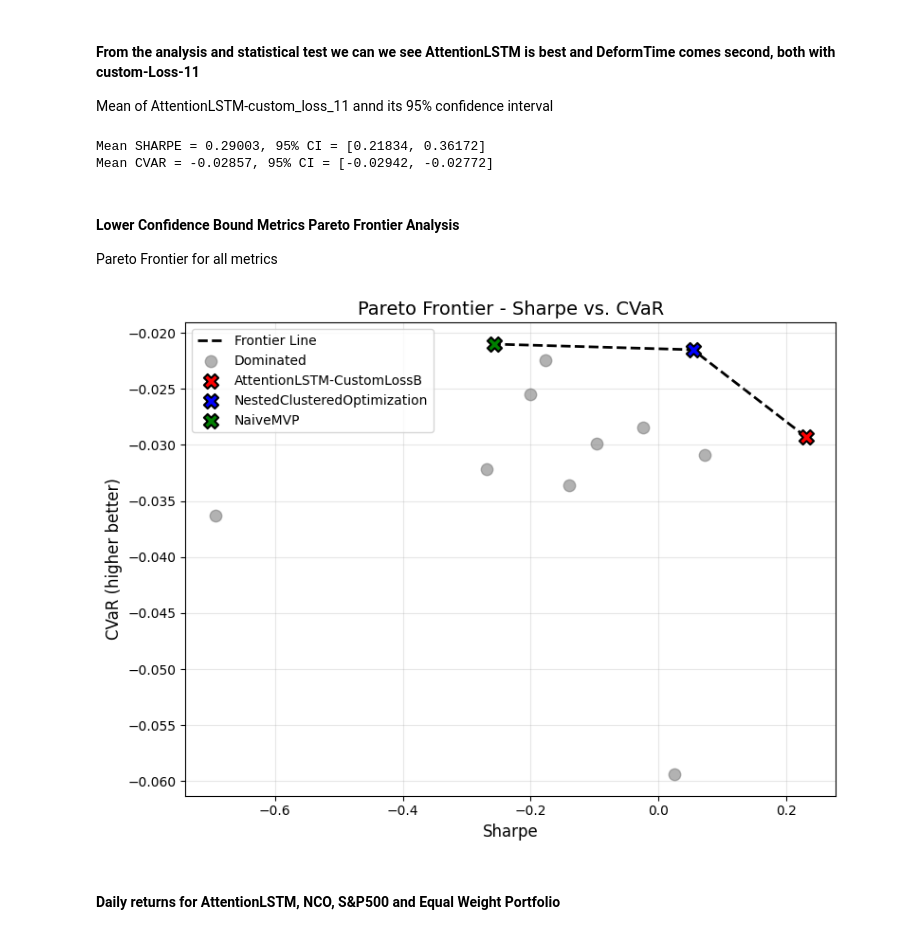
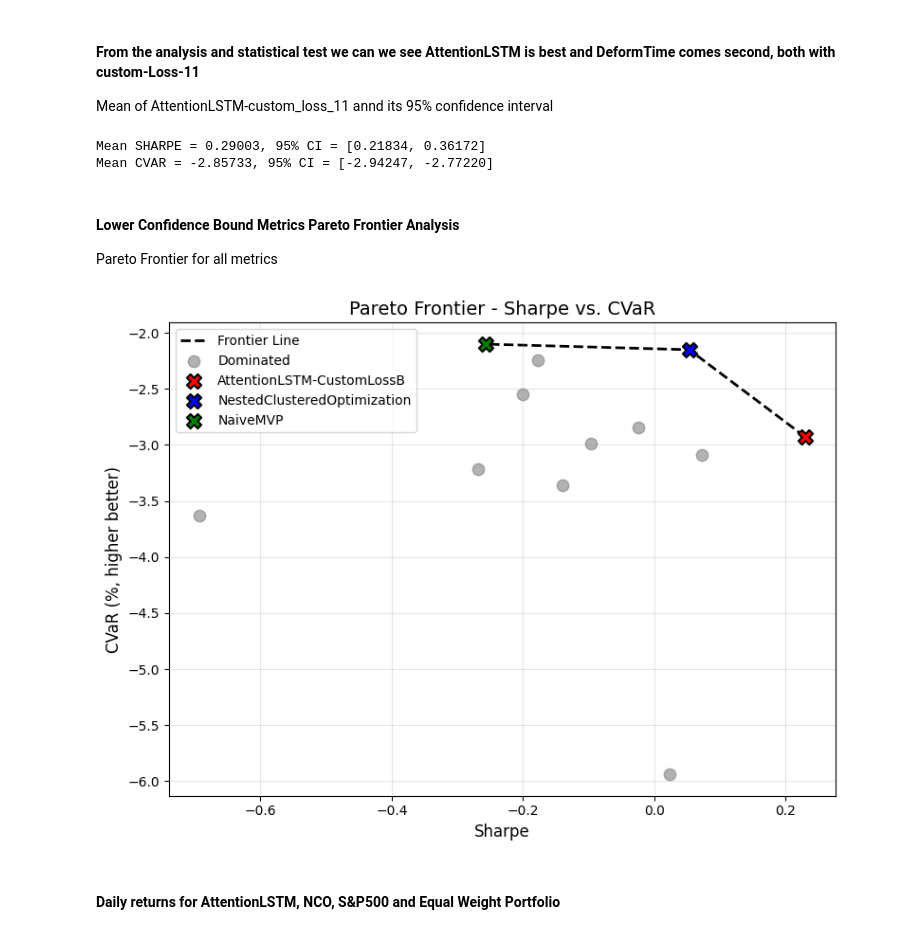
Before and after one commit to travisdesell/exact, a Jupyter notebook: financial_loss_functions/exploration/test_analysis.ipynb, the cells around one changed output. Drawn from its saved outputs; the diff is of its cells as text; code cells hidden in the pictures.

Commit message:
Viz: comp rets, cvar and mdd converted to percentages

```diff
--- a/financial_loss_functions/exploration/test_analysis.ipynb
+++ b/financial_loss_functions/exploration/test_analysis.ipynb
@@ -163,6 +163,10 @@ for seed, seed_perfs in nn_seed_rets_no_dates.items():
     seed_metric_dfs.append(evaluator.calc_pf_performances(metrics_to_ann))
 
 all_seed_perf = pd.concat(seed_metric_dfs)
+
+all_seed_perf['compunded_return'] = all_seed_perf['compunded_return']*100
+all_seed_perf['max_drawdown'] = all_seed_perf['max_drawdown']*100
+all_seed_perf['cvar'] = all_seed_perf['cvar']*100
 # %%
 # Calculate performance of benchmark portfolios (no seeds)
 evaluator = Evaluator(
@@ -174,6 +178,11 @@ evaluator = Evaluator(
 
 bench_perfs = evaluator.calc_pf_performances(metrics_to_ann)
 bench_perfs = bench_perfs.sort_values(by='sharpe', ascending=False)
+
+bench_perfs['compunded_return'] = bench_perfs['compunded_return']*100
+bench_perfs['max_drawdown'] = bench_perfs['max_drawdown']*100
+bench_perfs['cvar'] = bench_perfs['cvar']*100
+
 bench_perfs
 # %% [output]
 |  | compunded_return | sharpe | sortino | max_drawdown | cvar | omega | calmar |
@@ -599,7 +611,7 @@ mean_ci_for_model(best, 'sharpe', avg_perf_metrics, std_perf_metrics, n_seeds)
 mean_ci_for_model(best, 'cvar', avg_perf_metrics, std_perf_metrics, n_seeds)
 # %% [output]
 Mean SHARPE = 0.29003, 95% CI = [0.21834, 0.36172]
-Mean CVAR = -0.02857, 95% CI = [-0.02942, -0.02772]
+Mean CVAR = -2.85733, 95% CI = [-2.94247, -2.77220]
 # %% [markdown]
 #### Lower Confidence Bound Metrics Pareto Frontier Analysis
 
@@ -610,36 +622,37 @@ temp_perf = lower_bound_df.copy()
 temp_perf['dominated'] = pareto_dominance(temp_perf, ['sharpe', 'cvar'])
 
 frontier_2d = temp_perf[~temp_perf['dominated']]
 
 # fig = plot_2d_pareto(
 #     df=temp_perf,
 #     x_col='sharpe',
 #     y_col='cvar',
 #     dominated_col='dominated',
 #     title='2D Pareto Frontier - Sharpe vs CVaR (Test Set)',
 #     xlabel='Sharpe',
 #     ylabel='CVaR (higher better)'
 # )
 # plt.show()
 # frontier_sorted = frontier_2d.sort_values('sharpe', ascending=False)
 # frontier_sorted
 
 
 plot_2d_pareto_diff_colrs(
     df=temp_perf,
     x_col='sharpe',
     y_col='cvar',
     dominated_col='dominated',
     title='Pareto Frontier - Sharpe vs. CVaR',
     xlabel='Sharpe',
-    ylabel='CVaR (higher better)',
+    ylabel='CVaR (%, higher better)',
     colormap=['red','blue','green'],
-    line_color='black'
+    line_color='black',
+    output_path='test_pareto.png'
 )
 
 plt.show()
 # %% [output]
-[figure, old version]
+[figure, new version]
 # %% [markdown]
 #### Daily returns for AttentionLSTM, NCO, S&P500 and Equal Weight Portfolio
 # %%
```
Also changed, not shown: parts of 11 cells of this notebook, 1 other file.
